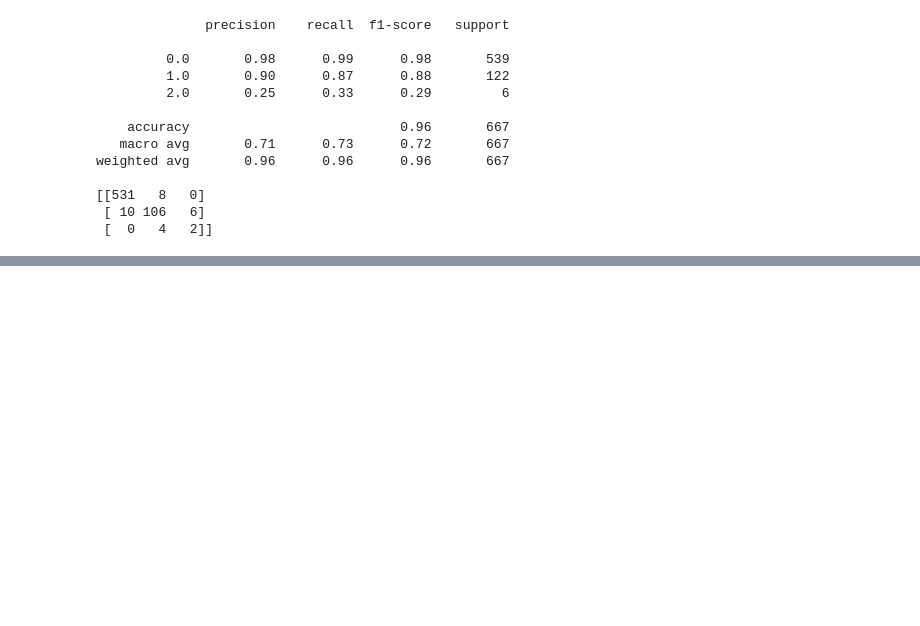
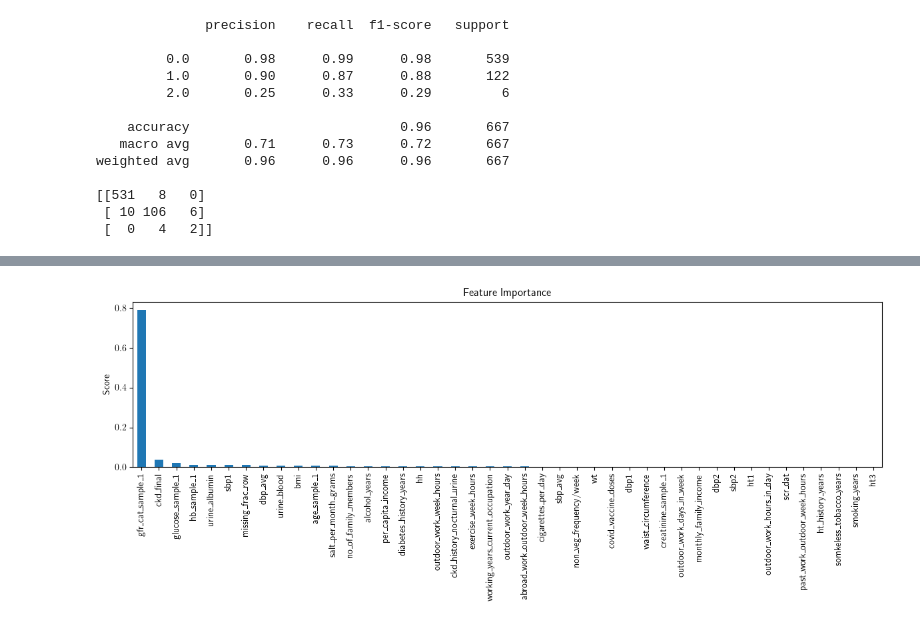
Before and after one commit to akshaysanjeevk/SysBio-course, a Jupyter notebook: HW-2-4/DecisionTree.ipynb, the cells around one changed output, grey strips where cells are left out. Saved outputs shown, nothing was run; the diff lists cells and outputs as text; code cells hidden in the pictures; blank space fills up the shorter version.

```diff
--- a/HW-2-4/DecisionTree.ipynb
+++ b/HW-2-4/DecisionTree.ipynb
@@ -71,0 +85,22 @@ plt.show()
+# %%
+
+
+dfnum = pd.read_csv('numeric_data_agri.csv')
+df_clean = dfnum.dropna(subset=['ckd__probable_sample_1'])
+X = df_clean.drop(columns=['ckd_code_sample_1', 'ckd__probable_sample_1', 'ckd_epi_sample_1'])
+y = df_clean['ckd__probable_sample_1']
+
+X_train, X_test, y_train, y_test = train_test_split(
+    X, y, test_size=0.2, stratify=y, random_state=42
+)
+
+cdk_model = DecisionTreeClassifier(
+    random_state=42,
+    class_weight='balanced'
+)
+cdk_model.fit(X_train, y_train)
+
+y_pred = cdk_model.predict(X_test)
+
+print(classification_report(y_test, y_pred, zero_division=0))
+print(confusion_matrix(y_test, y_pred))
@@ -71,0 +119,12 @@ plt.show()
+# %%
+
+importances = pd.Series(cdk_model.feature_importances_, index=X.columns)
+importances.sort_values(ascending=False).plot(kind='bar', figsize=(12, 5))
+plt.title("Feature Importance")
+plt.ylabel("Score")
+plt.tight_layout()
+# plt.savefig('feature_importance_cdk_dtree.png', dpi=450)
+
+plt.show()
+# %% [output]
+[figure, added]
```
Also changed, not shown: parts of 7 cells of this notebook, 7 other files.
